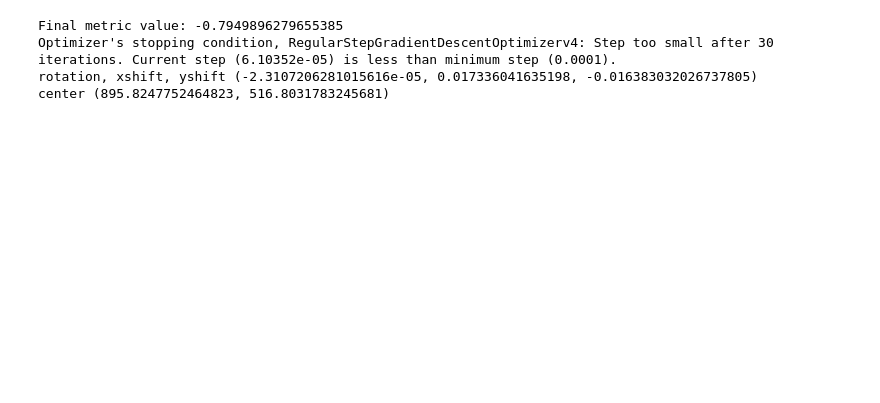
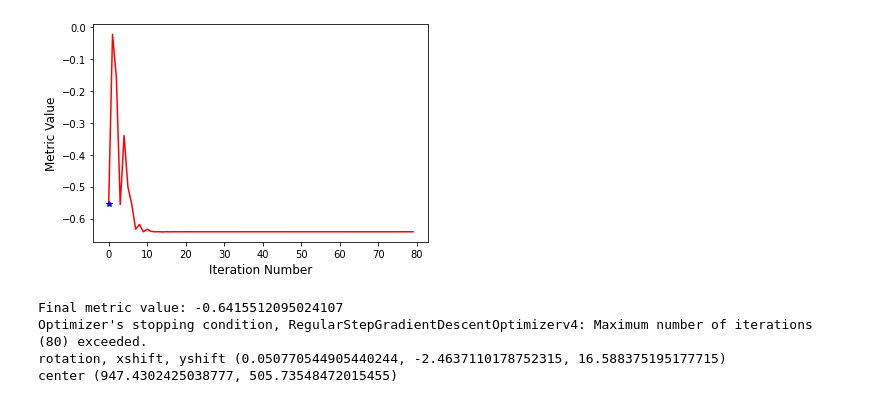
Before and after one commit to ActiveBrainAtlas2/preprocessing-pipeline, a Jupyter notebook: utilities/notebooks/basic_itk.ipynb, the cells around one changed output. Cells and saved outputs as stored; diff of their text form; code cells hidden in the pictures; blank space fills up the shorter version.

```diff
--- a/utilities/notebooks/basic_itk.ipynb
+++ b/utilities/notebooks/basic_itk.ipynb
@@ -23,28 +25,29 @@ from utilities.utilities_registration import register_test, register_from_tutori
 # %%
 # dk39, 169, 170 have a lot of shift and rotation
 # 113, 114
 # 137, 138 rotation off
 # 192 193 shift off
 fixed_index = str(193).zfill(3)
 moving_index = str(194).zfill(3)
 
-final_transform, fixed, moving, R = register_from_tutorial(INPUT, fixed_index, moving_index)
+final_transform, fixed, moving, R = register_test(INPUT, fixed_index, moving_index)
 
 
 # Always check the reason optimization terminated.
 stop_condition = R.GetOptimizerStopConditionDescription()
 iterations = R.GetOptimizerIteration()
 metric_value = R.GetMetricValue()
 finalParameters = final_transform.GetParameters()
 fixedParameters = final_transform.GetFixedParameters()
 
 print(f'Final metric value: {metric_value}')
 print(f'Optimizer\'s stopping condition, {stop_condition}')
 print('rotation, xshift, yshift', finalParameters)
 print('center', fixedParameters)
 # %% [output]
+[figure, added]
-Final metric value: -0.7949896279655385
-Optimizer's stopping condition, RegularStepGradientDescentOptimizerv4: Step too small after 30 iterations. Current step (6.10352e-05) is less than minimum step (0.0001).
-rotation, xshift, yshift (-2.3107206281015616e-05, 0.017336041635198, -0.016383032026737805)
-center (895.8247752464823, 516.8031783245681)
+Final metric value: -0.6415512095024107
+Optimizer's stopping condition, RegularStepGradientDescentOptimizerv4: Maximum number of iterations (80) exceeded.
+rotation, xshift, yshift (0.050770544905440244, -2.4637110178752315, 16.588375195177715)
+center (947.4302425038777, 505.73548472015455)
 # %%
```
Also changed, not shown: parts of 5 cells of this notebook, 2 other files.
